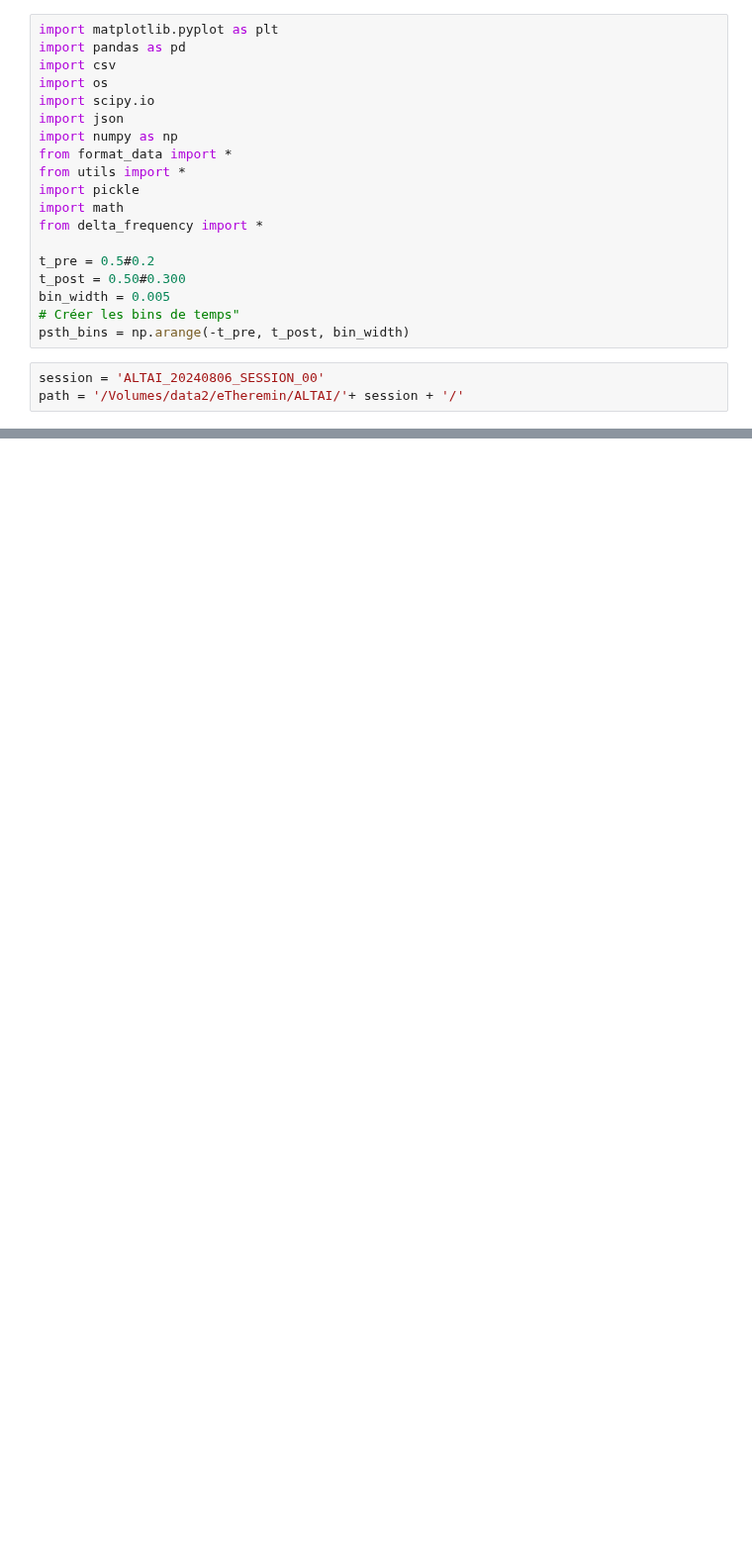
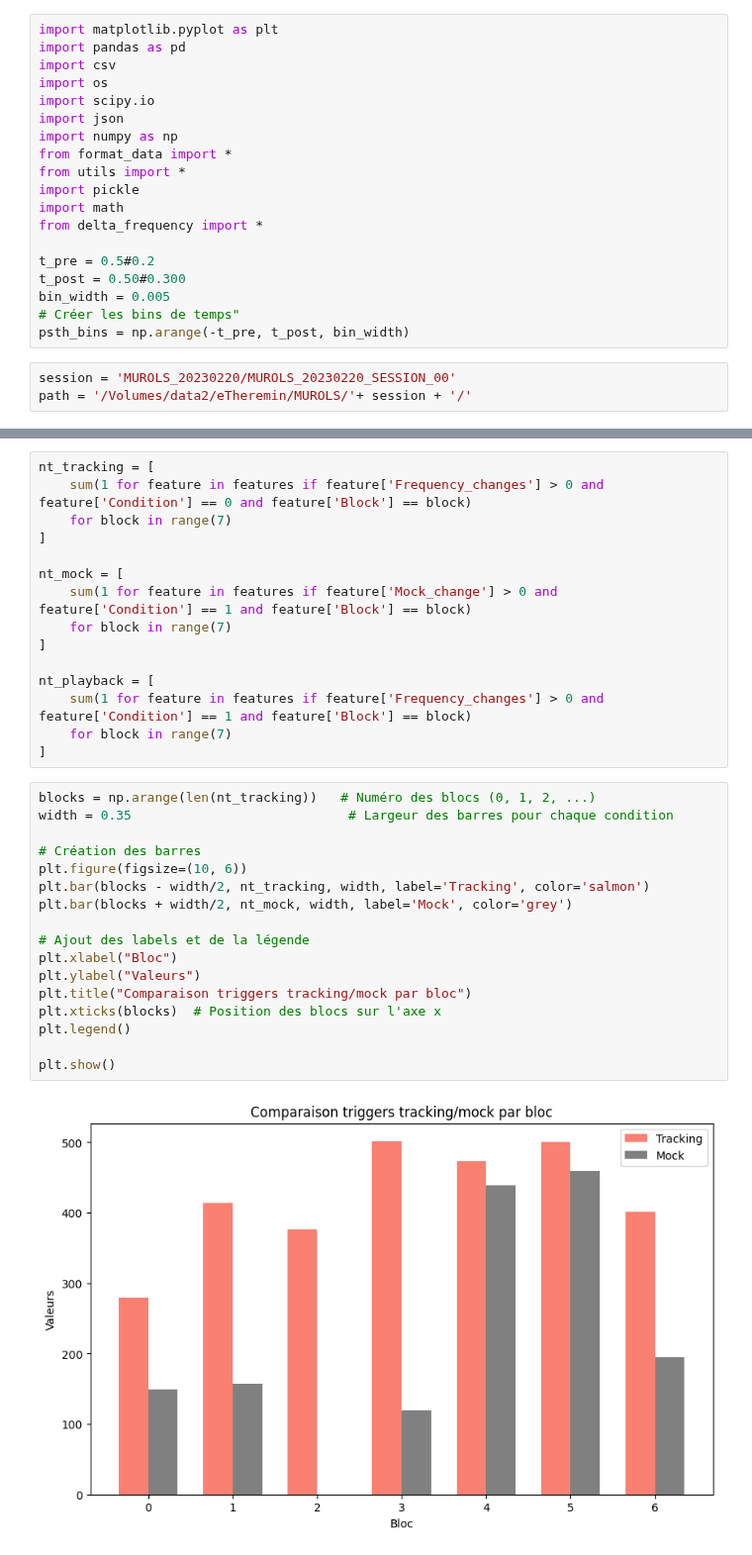
Before and after one commit to felicielevinton/analysebingobike, a Jupyter notebook: mock_analysis.ipynb, the cells around one changed output, grey strips where cells are left out. Shown at 99% size. Drawn from its saved outputs; the diff is of its cells as text; blank space fills up the shorter version.

Commit message:
mock analysis

```diff
--- a/mock_analysis.ipynb
+++ b/mock_analysis.ipynb
@@ -18,8 +18,8 @@ bin_width = 0.005
 # Créer les bins de temps"
 psth_bins = np.arange(-t_pre, t_post, bin_width)
 # %%
-session = 'ALTAI_20240806_SESSION_00'
-path = '/Volumes/data2/eTheremin/ALTAI/'+ session + '/'
+session = 'MUROLS_20230220/MUROLS_20230220_SESSION_00'
+path = '/Volumes/data2/eTheremin/MUROLS/'+ session + '/'
 # %%
 data = np.load(path+'headstage_0/data_0.005.npy', allow_pickle=True)
 features = np.load(path+'headstage_0/features_0.005.npy', allow_pickle=True)
@@ -27,0 +39,34 @@ gc = np.load(path+'headstage_0/good_clusters.npy', allow_pickle=True)
+# %%
+nt_tracking = [
+    sum(1 for feature in features if feature['Frequency_changes'] > 0 and feature['Condition'] == 0 and feature['Block'] == block)
+    for block in range(7)
+]
+
+nt_mock = [
+    sum(1 for feature in features if feature['Mock_change'] > 0 and feature['Condition'] == 1 and feature['Block'] == block)
+    for block in range(7)
+]
+
+nt_playback = [
+    sum(1 for feature in features if feature['Frequency_changes'] > 0 and feature['Condition'] == 1 and feature['Block'] == block)
+    for block in range(7)
+]
+# %%
+blocks = np.arange(len(nt_tracking))   # Numéro des blocs (0, 1, 2, ...)
+width = 0.35                            # Largeur des barres pour chaque condition
+
+# Création des barres
+plt.figure(figsize=(10, 6))
+plt.bar(blocks - width/2, nt_tracking, width, label='Tracking', color='salmon')
+plt.bar(blocks + width/2, nt_mock, width, label='Mock', color='grey')
+
+# Ajout des labels et de la légende
+plt.xlabel("Bloc")
+plt.ylabel("Valeurs")
+plt.title("Comparaison triggers tracking/mock par bloc")
+plt.xticks(blocks)  # Position des blocs sur l'axe x
+plt.legend()
+
+plt.show()
+# %% [output]
+[figure, added]
```
Also changed, not shown: parts of 34 cells of this notebook, 8 other files.
